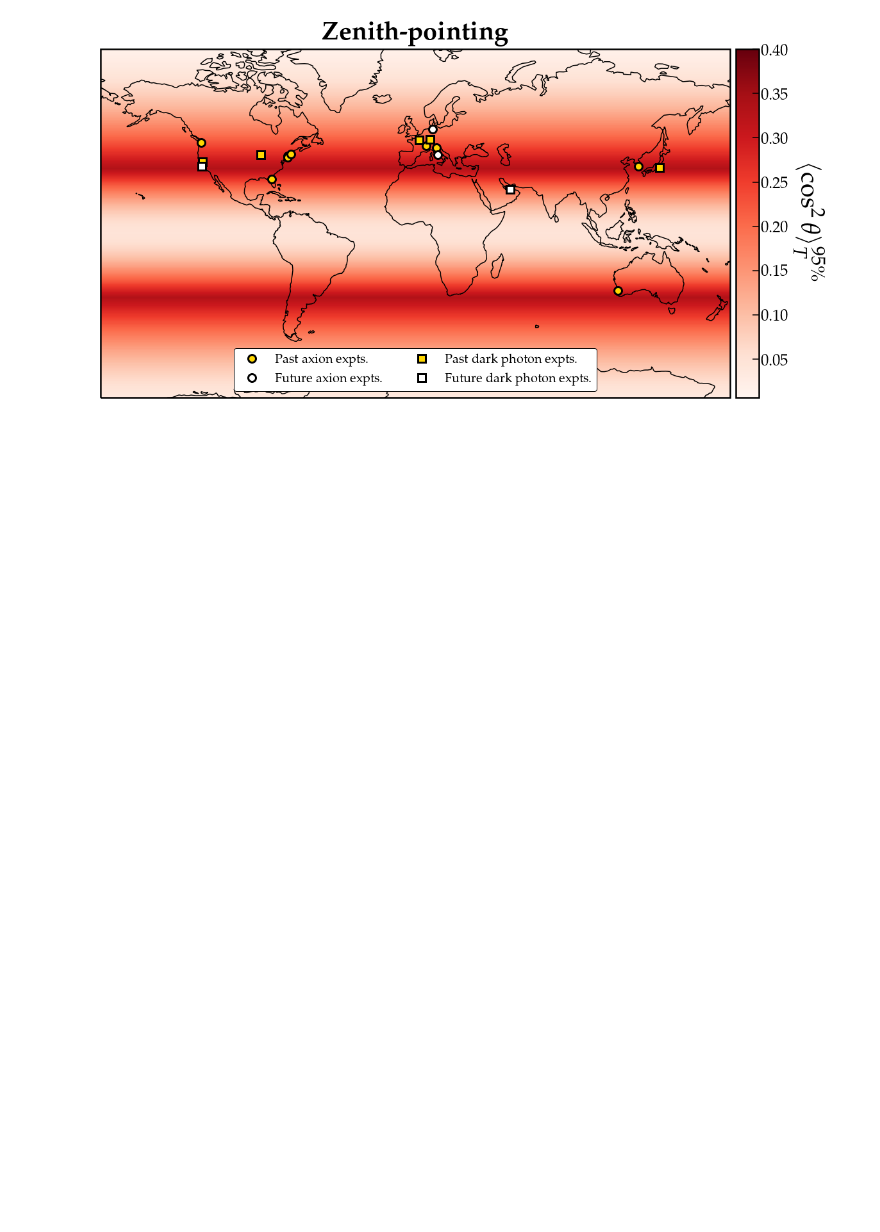
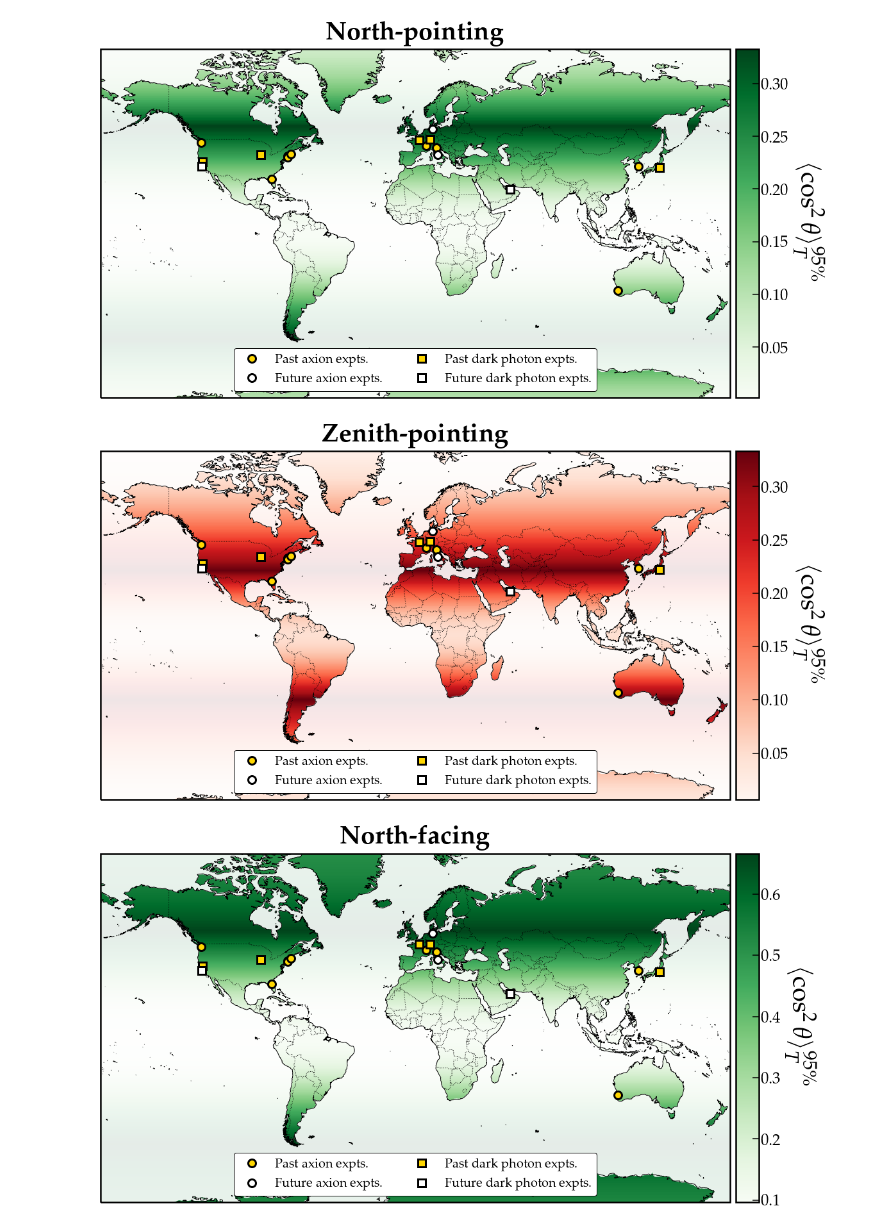
Before and after one commit to cajohare/DarkPhotonCookbook, a Jupyter notebook: code/LocationMaps.ipynb, the cells around one changed output. Drawn from its saved outputs; the diff is of its cells as text; code cells hidden in the pictures; blank space fills up the shorter version.

```diff
--- a/code/LocationMaps.ipynb
+++ b/code/LocationMaps.ipynb
@@ -57,55 +64,49 @@ for i in tqdm(range(0,nloc)):
 # %%
-fig,ax = MySquarePlot(size_x=25,size_y=10)
-ax = plt.axes(projection=ccrs.Miller(),extent=(-180,180,-75,80))
-ax.coastlines(lw=1.5,color='k')
-ax.outline_patch.set_linewidth(2.5)
+def LocationMap(val,lats,lons,cmap,tit):
+    fig,ax = MySquarePlot(size_x=25,size_y=10)
+    ax = plt.axes(projection=ccrs.Miller(),extent=(-180,180,-75,80))
 
-Z = tile(val_Z.T,(2*nloc,1))
+    im = ax.pcolormesh(lons,lats,tile(val.T,(2*nloc,1)).T,cmap=cmap,alpha=1,transform=ccrs.PlateCarree(),rasterized = True)
+    im.set_edgecolor('face')
 
-lons = linspace(-180,180,2*nloc)
+    ax.add_feature(cartopy.feature.OCEAN,color='w',zorder=2,alpha=0.9)
 
+    ax.plot(pos1[:,1],pos1[:,0],'o',ms=12,mfc='gold',mec='k',mew=3,label='Past axion expts.',transform=ccrs.PlateCarree(),zorder=12)
+    ax.plot(pos2[:,1],pos2[:,0],'o',ms=12,mfc='w',mec='k',mew=3,label='Future axion expts.',transform=ccrs.PlateCarree(),zorder=12)
+    ax.plot(pos3[:,1],pos3[:,0],'s',ms=12,mfc='gold',mec='k',mew=3,label='Past dark photon expts.',transform=ccrs.PlateCarree(),zorder=12)
+    ax.plot(pos4[:,1],pos4[:,0],'s',ms=12,mfc='w',mec='k',mew=3,label='Future dark photon expts.',transform=ccrs.PlateCarree(),zorder=12)
 
-pos1 = array([[47.6062,-122.3321], # ADMX
-              [41.3163,-72.9223], # HAYSTAC
-             [36.3504, 127.3845], # CAPP
-             [45.3457, 11.9639], # QUAX
-             [29.6516, -82.3248], # UF
-             [46.2044, 6.1432], # RADES
-             [40.7793, -72.9154], # RBF
-             [-31.9523, 115.8613], # ORGAN
-             [42.3736, -71.1097]]) # ABRACADABRA
+    ax.coastlines(lw=1,color='k',zorder=3,resolution='50m')
+    ax.add_feature(cartopy.feature.BORDERS, linestyle=':',zorder=3)
+    ax.outline_patch.set_linewidth(2.5)
 
-pos2 = array([[41.8085, 12.6761],
-              [53.5724, 9.8805]])
+    plt.title(tit,fontsize=40,pad=15)
 
-pos3 = array([[41.8364, -88.2636],[48.7367, 2.1800],[35.6762, 139.6503],[49.0069, 8.4037],[38.544,-121.74]])
+    cbaxes = fig.add_axes([0.79, 0.125, 0.02, 0.755])
+    cbar = plt.colorbar(im,cax = cbaxes)
+    cbar.set_label(r'$\langle \cos^2{\theta}\rangle_T^{95\%}$', rotation=-90,labelpad=45,fontsize=40)
 
-pos4 = array([[24.4539, 54.3773],[37.4275-1, -122.1697]])
+    cbar.ax.tick_params(which='major',length=10,width=1.5,direction='in')
+    cbar.solids.set_rasterized(True)
+    cbar.solids.set_edgecolor("face")
 
-ax.plot(pos1[:,1],pos1[:,0],'o',ms=12,mfc='gold',mec='k',mew=3,label='Past axion expts.',transform=ccrs.PlateCarree())
-ax.plot(pos2[:,1],pos2[:,0],'o',ms=12,mfc='w',mec='k',mew=3,label='Future axion expts.',transform=ccrs.PlateCarree())
+    plt.gcf().text(0.87,0.5,'---',color='w',zorder=-100)
 
-ax.plot(pos3[:,1],pos3[:,0],'s',ms=12,mfc='gold',mec='k',mew=3,label='Past dark photon expts.',transform=ccrs.PlateCarree())
-ax.plot(pos4[:,1],pos4[:,0],'s',ms=12,mfc='w',mec='k',mew=3,label='Future dark photon expts.',transform=ccrs.PlateCarree())
+    ax.legend(loc='lower center',framealpha=1,fontsize=20,ncol=2,edgecolor='k',fancybox=True)
+    return fig,ax
 
-im = ax.pcolormesh(lons,lats,Z.T,cmap=cm.Reds,alpha=1,transform=ccrs.PlateCarree(),vmax=0.4,rasterized = True)
-im.set_edgecolor('face')
+fig,ax = LocationMap(val_N,lats,lons,cm.Greens,r'{\bf North-pointing}')
+#ySaveFig(fig,'Map_North')
 
+fig,ax = LocationMap(val_Z,lats,lons,cm.Reds,r'{\bf Zenith-pointing}')
+MySaveFig(fig,'Map_Zenith')
 
-plt.title(r'{\bf Zenith-pointing}',fontsize=40,pad=15)
+fig,ax = LocationMap(val_ZW,lats,lons,cm.Greens,r'{\bf North-facing}')
+MySaveFig(fig,'Map_NorthFacing')
 
-cbaxes = fig.add_axes([0.79, 0.125, 0.02, 0.755])
-cbar = plt.colorbar(im,cax = cbaxes)
-cbar.set_label(r'$\langle \cos^2{\theta}\rangle_T^{95\%}$', rotation=-90,labelpad=45,fontsize=40)
-
-cbar.ax.tick_params(which='major',length=10,width=1.5,direction='in')
-cbar.solids.set_rasterized(True)
-cbar.solids.set_edgecolor("face")
-
-plt.gcf().text(0.87,0.5,'---',color='w',zorder=-100)
-
-ax.legend(loc='lower center',framealpha=1,fontsize=20,ncol=2,edgecolor='k',fancybox=True)
-
-MySaveFig(fig,'Map_Zenith')
+fig,ax = LocationMap(val_NW,lats,lons,cm.Reds,r'{\bf Zenith-facing}')
+MySaveFig(fig,'Map_ZenithFacing')
 # %% [output]
-[figure, old version]
+[figure, new version]
+[figure, added]
+[figure, added]
```
Also changed, not shown: parts of 5 cells of this notebook, 8 other files.
